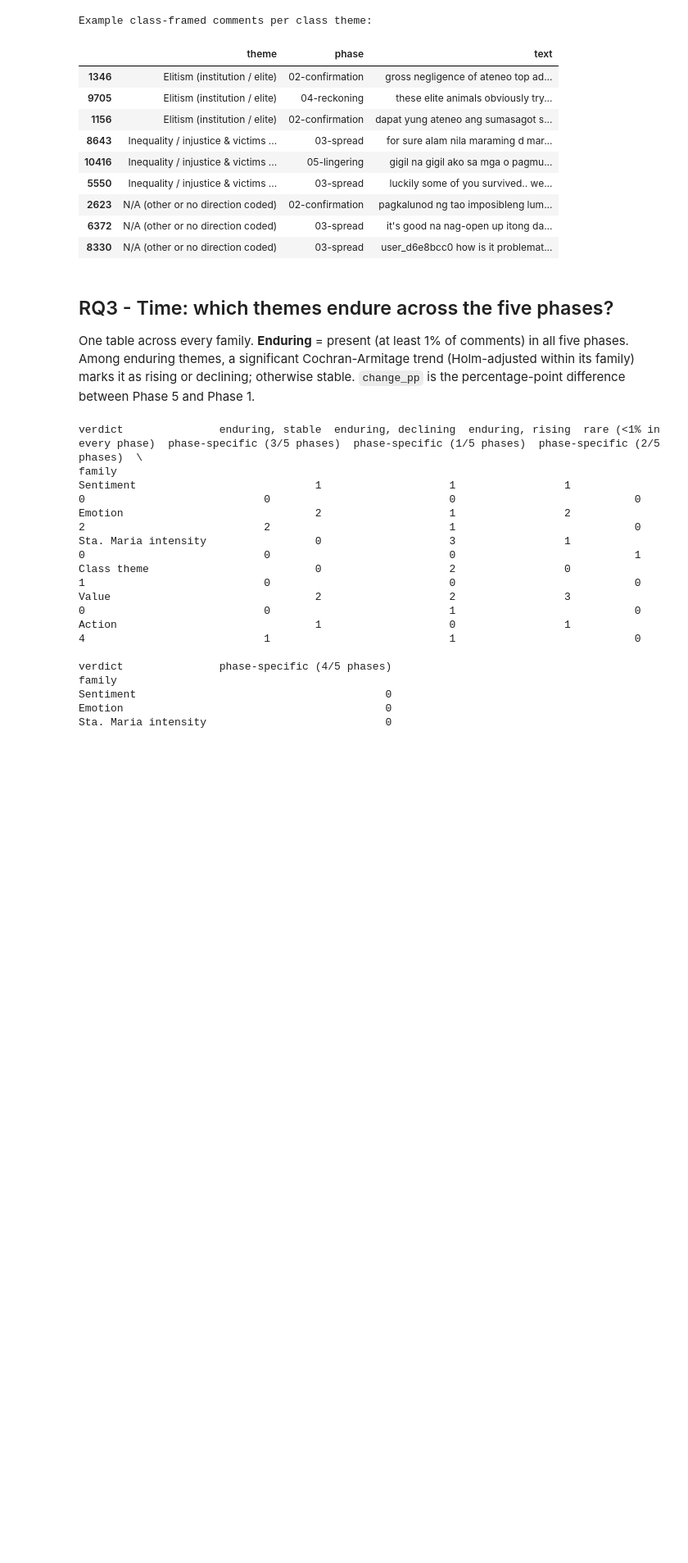
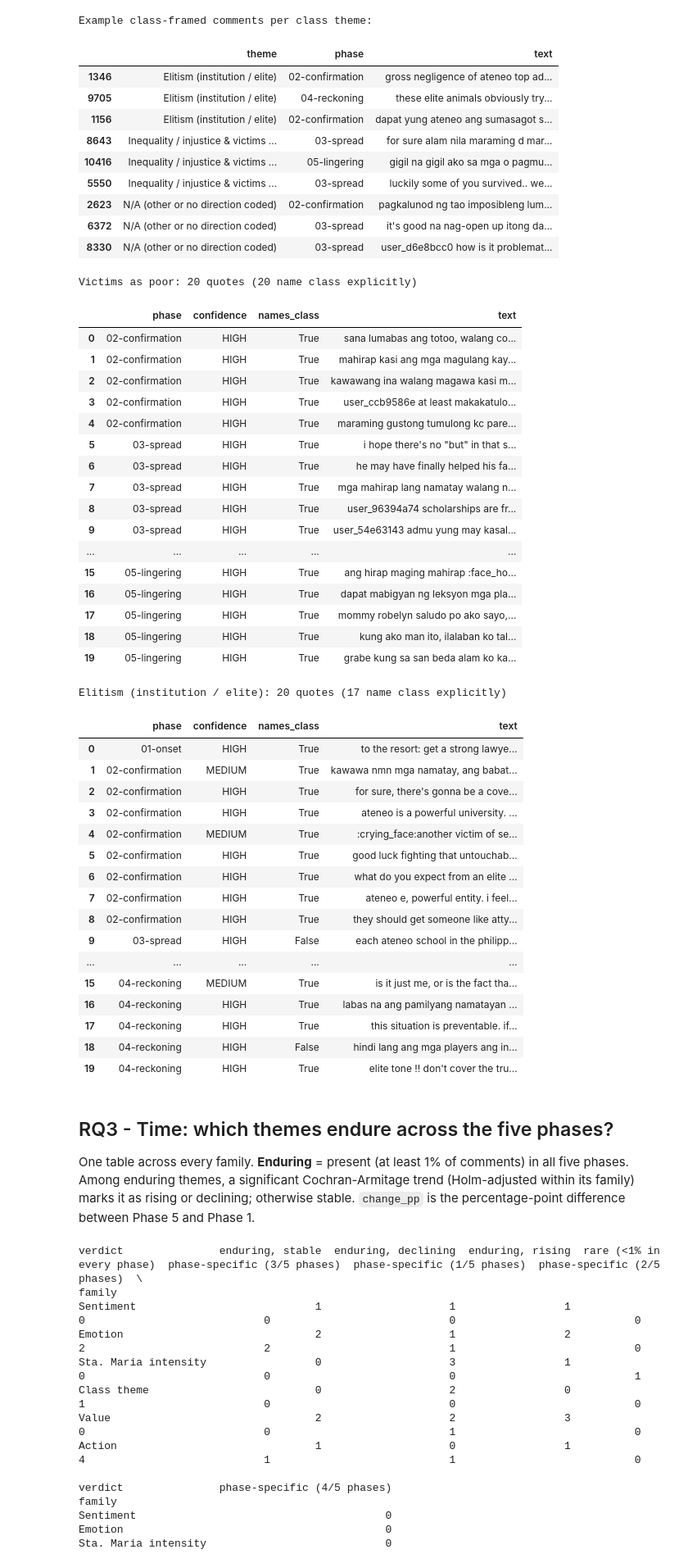
Before and after one commit to mbchavez27/crisis-management-analysis, a Jupyter notebook: 04-statistical-analysis/notebooks/03-findings.ipynb, the cells around one changed output. Shown at 82% size. Cells and saved outputs as stored; diff of their text form; code cells hidden in the pictures; blank space fills up the shorter version.

```diff
--- a/04-statistical-analysis/notebooks/03-findings.ipynb
+++ b/04-statistical-analysis/notebooks/03-findings.ipynb
@@ -977,6 +977,65 @@ Example class-framed comments per class theme:
 | 2623 | N/A (other or no direction coded) | 02-confirmation | pagkalunod ng tao imposibleng lum... |
 | 6372 | N/A (other or no direction coded) | 03-spread | it's good na nag-open up itong da... |
 | 8330 | N/A (other or no direction coded) | 03-spread | user_d6e8bcc0 how is it problemat... |
+# %%
+# Illustrative quotes for victims as poor and elitism. Comments whose own wording names class
+# (poverty, province, scholarship / wealth, elite, power, money) come first, then HIGH-confidence codes.
+CLASS_WORDS = {
+    "VICTIMS_POOR": r"mahirap|kahirapan|poverty|\bpoor (?:famil|parent|people|provinc)|probinsya|province|provinciano"
+                    r"|iskolar|scholar|humble|iahon|umahon|pangarap|dreams",
+    "INSTITUTION_ELITE": r"elit|mayaman|\brich|powerful|makapangyarihan|influen|impluwensya|privilege|untouchable"
+                         r"|\bpera\b|money|big school|sosyal|burgis|conyo|prestig",
+}
+
+def class_quotes(direction, n=20, seed=1):
+    d = cf[cf.CLASS_DIRECTION.eq(direction)].drop_duplicates("text")
+    d = d.assign(names_class=d.text.str.contains(CLASS_WORDS[direction], case=False, na=False),
+                 high=d.confidence.eq("HIGH"))
+    d = d.sample(frac=1, random_state=seed).sort_values(["names_class", "high"], ascending=False, kind="stable")
+    return d.head(n).sort_values("phase")[["phase", "confidence", "names_class", "text"]].reset_index(drop=True)
+
+with pd.option_context("display.max_colwidth", None):
+    for direction, label in [("VICTIMS_POOR", "Victims as poor"), ("INSTITUTION_ELITE", CLASS_THEMES["ELITISM"])]:
+        q = class_quotes(direction)
+        print(f"{label}: {len(q)} quotes ({q.names_class.sum()} name class explicitly)")
+        display(q)
+# %% [output]
+Victims as poor: 20 quotes (20 name class explicitly)
+|  | phase | confidence | names_class | text |
+| 0 | 02-confirmation | HIGH | True | sana lumabas ang totoo, walang co... |
+| 1 | 02-confirmation | HIGH | True | mahirap kasi ang mga magulang kay... |
+| 2 | 02-confirmation | HIGH | True | kawawang ina walang magawa kasi m... |
+| 3 | 02-confirmation | HIGH | True | user_ccb9586e at least makakatulo... |
+| 4 | 02-confirmation | HIGH | True | maraming gustong tumulong kc pare... |
+| 5 | 03-spread | HIGH | True | i hope there's no "but" in that s... |
+| 6 | 03-spread | HIGH | True | he may have finally helped his fa... |
+| 7 | 03-spread | HIGH | True | mga mahirap lang namatay walang n... |
+| 8 | 03-spread | HIGH | True | user_96394a74 scholarships are fr... |
+| 9 | 03-spread | HIGH | True | user_54e63143 admu yung may kasal... |
+| ... | ... | ... | ... | ... |
+| 15 | 05-lingering | HIGH | True | ang hirap maging mahirap :face_ho... |
+| 16 | 05-lingering | HIGH | True | dapat mabigyan ng leksyon mga pla... |
+| 17 | 05-lingering | HIGH | True | mommy robelyn saludo po ako sayo,... |
+| 18 | 05-lingering | HIGH | True | kung ako man ito, ilalaban ko tal... |
+| 19 | 05-lingering | HIGH | True | grabe kung sa san beda alam ko ka... |
+Elitism (institution / elite): 20 quotes (17 name class explicitly)
+|  | phase | confidence | names_class | text |
+| 0 | 01-onset | HIGH | True | to the resort: get a strong lawye... |
+| 1 | 02-confirmation | MEDIUM | True | kawawa nmn mga namatay, ang babat... |
+| 2 | 02-confirmation | HIGH | True | for sure, there's gonna be a cove... |
+| 3 | 02-confirmation | HIGH | True | ateneo is a powerful university. ... |
+| 4 | 02-confirmation | MEDIUM | True | :crying_face:another victim of se... |
+| 5 | 02-confirmation | HIGH | True | good luck fighting that untouchab... |
+| 6 | 02-confirmation | HIGH | True | what do you expect from an elite ... |
+| 7 | 02-confirmation | HIGH | True | ateneo e, powerful entity. i feel... |
+| 8 | 02-confirmation | HIGH | True | they should get someone like atty... |
+| 9 | 03-spread | HIGH | False | each ateneo school in the philipp... |
+| ... | ... | ... | ... | ... |
+| 15 | 04-reckoning | MEDIUM | True | is it just me, or is the fact tha... |
+| 16 | 04-reckoning | HIGH | True | labas na ang pamilyang namatayan ... |
+| 17 | 04-reckoning | HIGH | True | this situation is preventable. if... |
+| 18 | 04-reckoning | HIGH | False | hindi lang ang mga players ang in... |
+| 19 | 04-reckoning | HIGH | True | elite tone !! don't cover the tru... |
 # %% [markdown]
 ## RQ3 - Time: which themes endure across the five phases?
 One table across every family. **Enduring** = present (at least 1% of comments) in all five phases.
```
Also changed, not shown: 33 other files.
